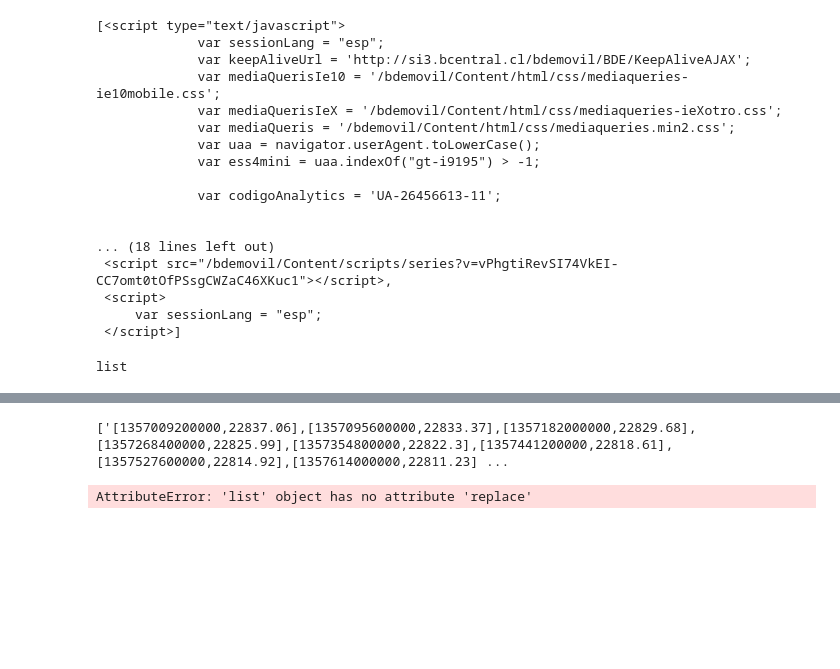
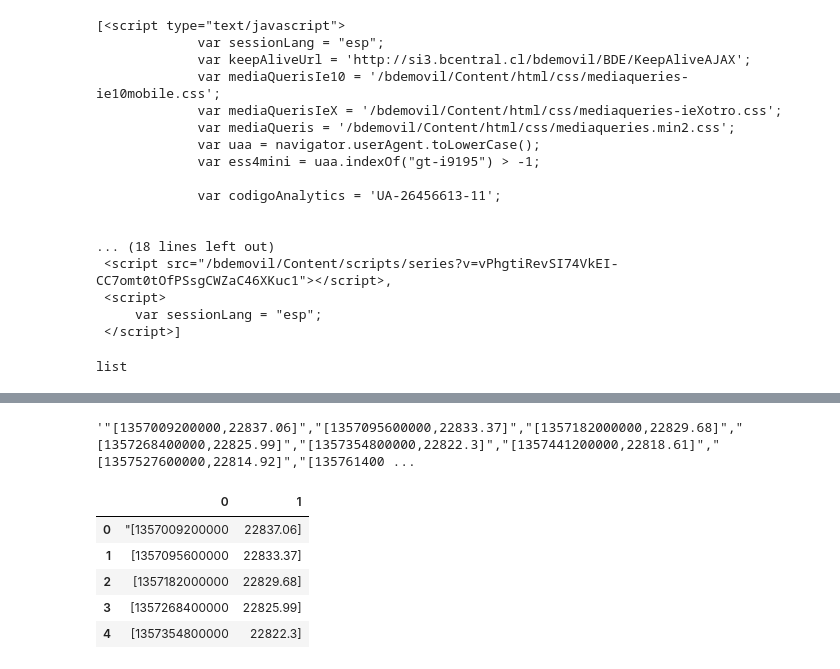
Before and after one commit to callejasv1/UFScraper, a Jupyter notebook: UFScraper.ipynb, the cells around one changed output, grey strips where cells are left out. Cells and saved outputs as stored; diff of their text form; code cells hidden in the pictures; blank space fills up the shorter version.

```diff
--- a/UFScraper.ipynb
+++ b/UFScraper.ipynb
@@ -79,8 +55,5 @@ array3 =np.array(array2)
-# %%
-print(array3)
-# %% [output]
-['[1357009200000,22837.06],[1357095600000,22833.37],[1357182000000,22829.68],[1357268400000,22825.99],[1357354800000,22822.3],[1357441200000,22818.61],[1357527600000,22814.92],[1357614000000,22811.23] ...
-# %%
-str(array2).split('[')
-# %% [output]
-AttributeError: 'list' object has no attribute 'replace'
+# %%
+str = ''.join(array)
+str
+# %% [output]
+'"[1357009200000,22837.06]","[1357095600000,22833.37]","[1357182000000,22829.68]","[1357268400000,22825.99]","[1357354800000,22822.3]","[1357441200000,22818.61]","[1357527600000,22814.92]","[135761400 ...
@@ -86,0 +66,9 @@ AttributeError: 'list' object has no attribute 'replace'
+# %%
+df2.head()
+# %% [output]
+|  | 0 | 1 |
+| 0 | "[1357009200000 | 22837.06] |
+| 1 | [1357095600000 | 22833.37] |
+| 2 | [1357182000000 | 22829.68] |
+| 3 | [1357268400000 | 22825.99] |
+| 4 | [1357354800000 | 22822.3] |
```
Also changed, not shown: parts of 15 cells of this notebook.
